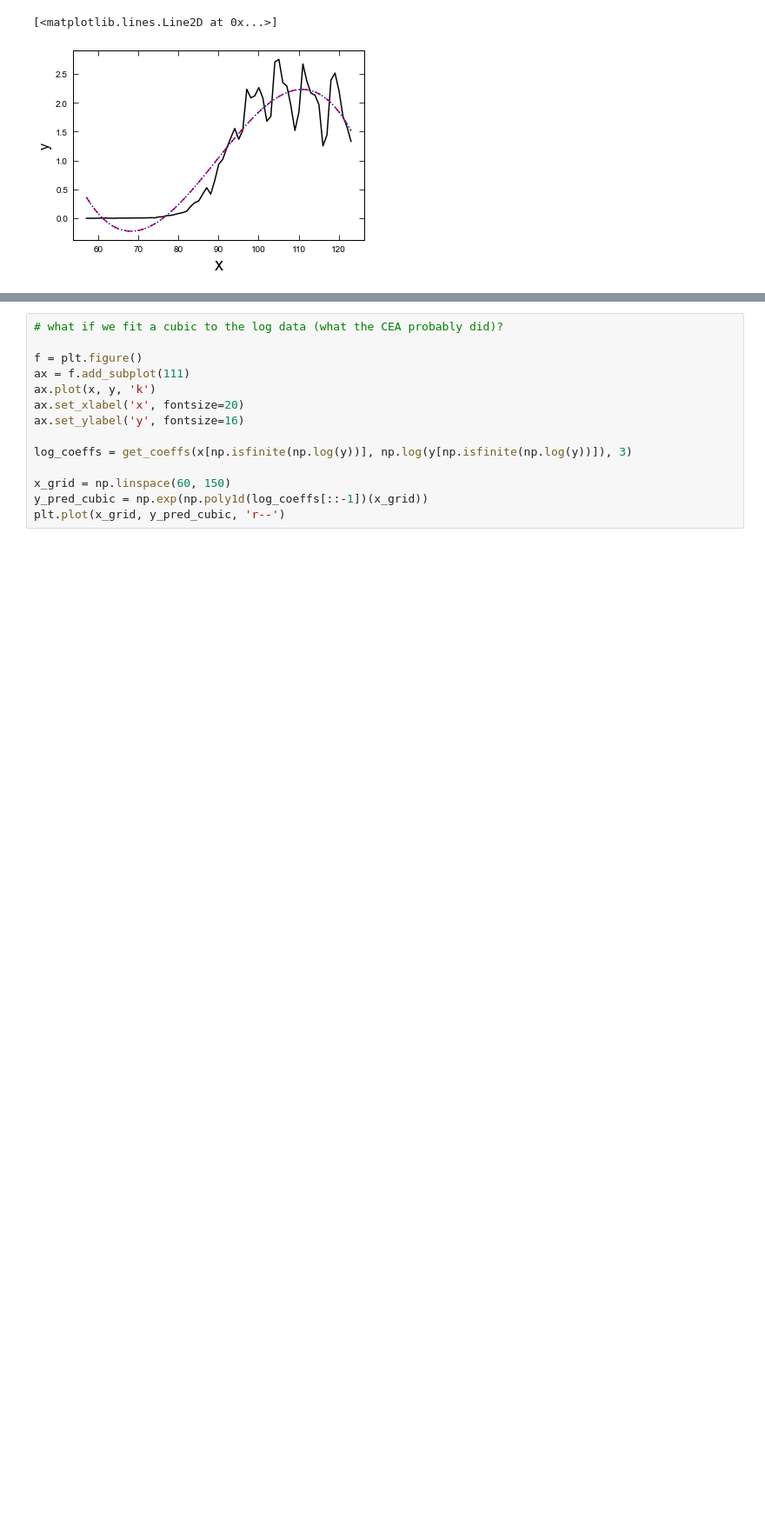
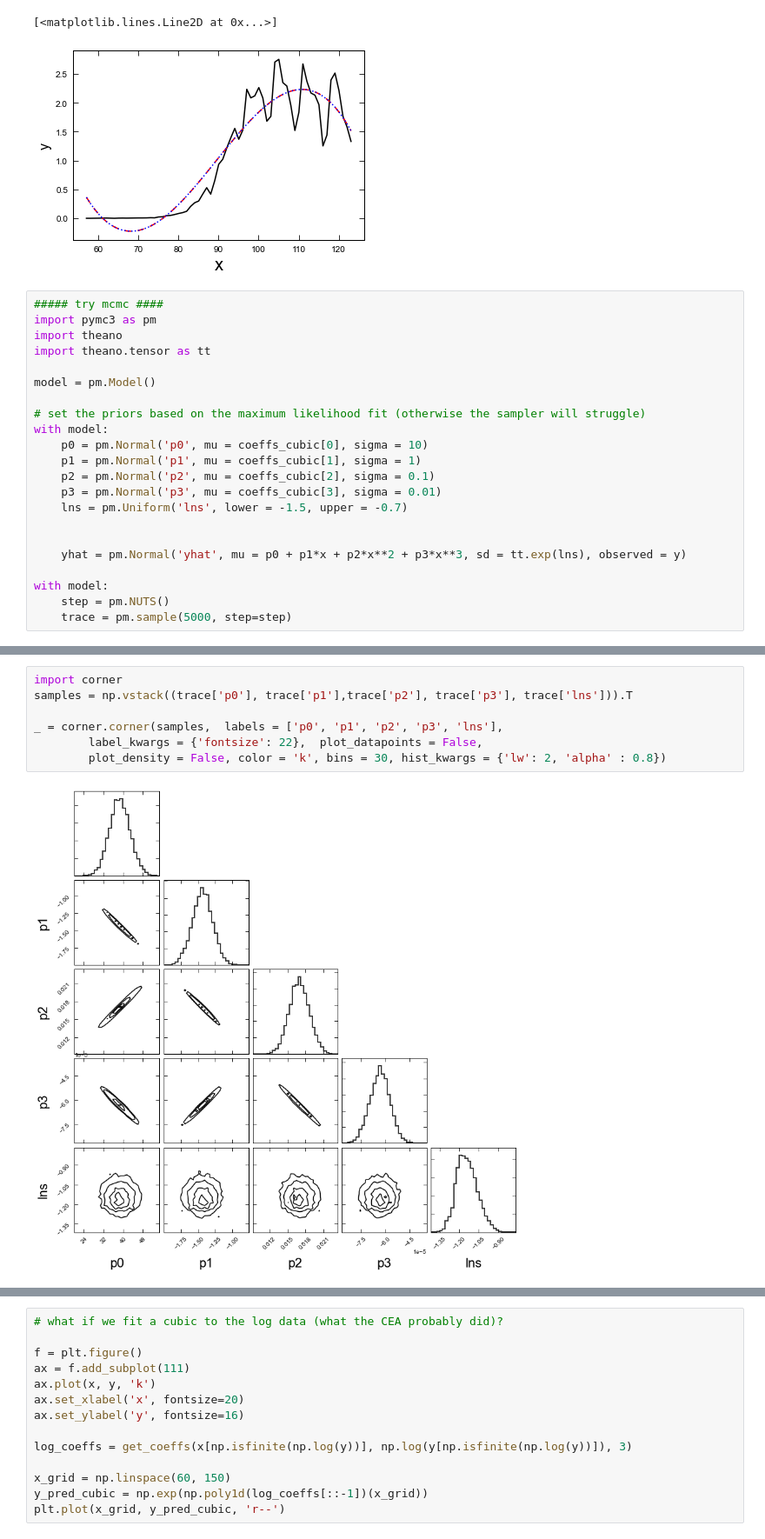
Before and after one commit to ucb-datalab/course_materials_2022, a Jupyter notebook: Lectures/Lecture6_model_fitting_stellar_spectra/parametric_fitting.ipynb, the cells around one changed output, grey strips where cells are left out. Shown at 87% size. Cells and saved outputs as stored; diff of their text form; blank space fills up the shorter version.

```diff
--- a/Lectures/Lecture6_model_fitting_stellar_spectra/parametric_fitting.ipynb
+++ b/Lectures/Lecture6_model_fitting_stellar_spectra/parametric_fitting.ipynb
@@ -290,3 +290,25 @@ plt.plot(x, y_pred_cubic_minimize, 'b:')
 # %% [output]
 [<matplotlib.lines.Line2D at 0x...>]
 [figure]
+# %%
+##### try mcmc ####
+import pymc3 as pm
+import theano
+import theano.tensor as tt
+
+model = pm.Model()
+
+# set the priors based on the maximum likelihood fit (otherwise the sampler will struggle)
+with model:
+    p0 = pm.Normal('p0', mu = coeffs_cubic[0], sigma = 10)
+    p1 = pm.Normal('p1', mu = coeffs_cubic[1], sigma = 1)
+    p2 = pm.Normal('p2', mu = coeffs_cubic[2], sigma = 0.1)
+    p3 = pm.Normal('p3', mu = coeffs_cubic[3], sigma = 0.01)
+    lns = pm.Uniform('lns', lower = -1.5, upper = -0.7)
+
+
+    yhat = pm.Normal('yhat', mu = p0 + p1*x + p2*x**2 + p3*x**3, sd = tt.exp(lns), observed = y)
+
+with model:
+    step = pm.NUTS()
+    trace = pm.sample(5000, step=step)
@@ -292,0 +329,9 @@ plt.plot(x, y_pred_cubic_minimize, 'b:')
+# %%
+import corner
+samples = np.vstack((trace['p0'], trace['p1'],trace['p2'], trace['p3'], trace['lns'])).T
+
+_ = corner.corner(samples,  labels = ['p0', 'p1', 'p2', 'p3', 'lns'],
+        label_kwargs = {'fontsize': 22},  plot_datapoints = False,
+        plot_density = False, color = 'k', bins = 30, hist_kwargs = {'lw': 2, 'alpha' : 0.8})
+# %% [output]
+[figure, added]
```
Also changed, not shown: parts of 8 cells of this notebook, 3 other files.
